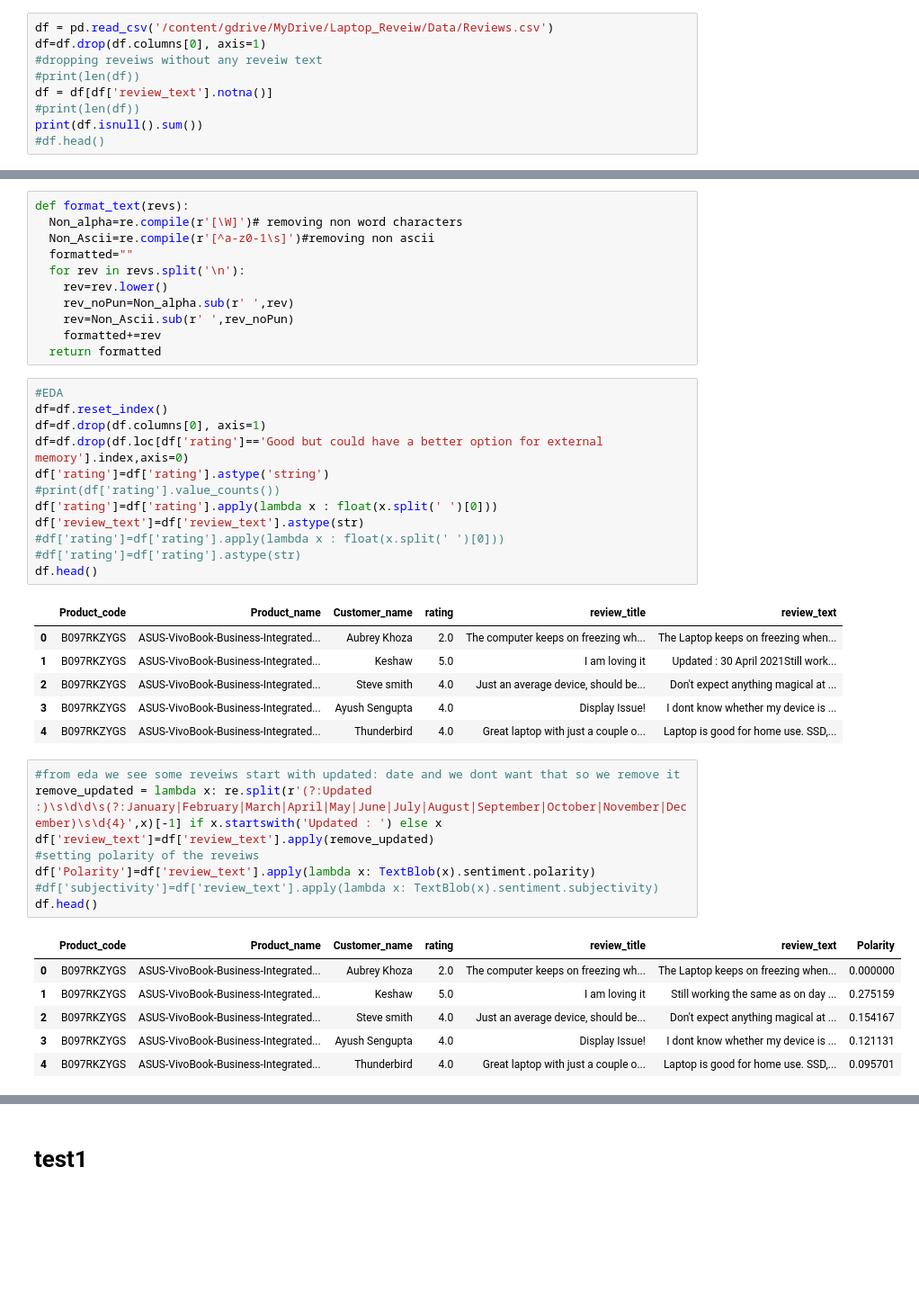
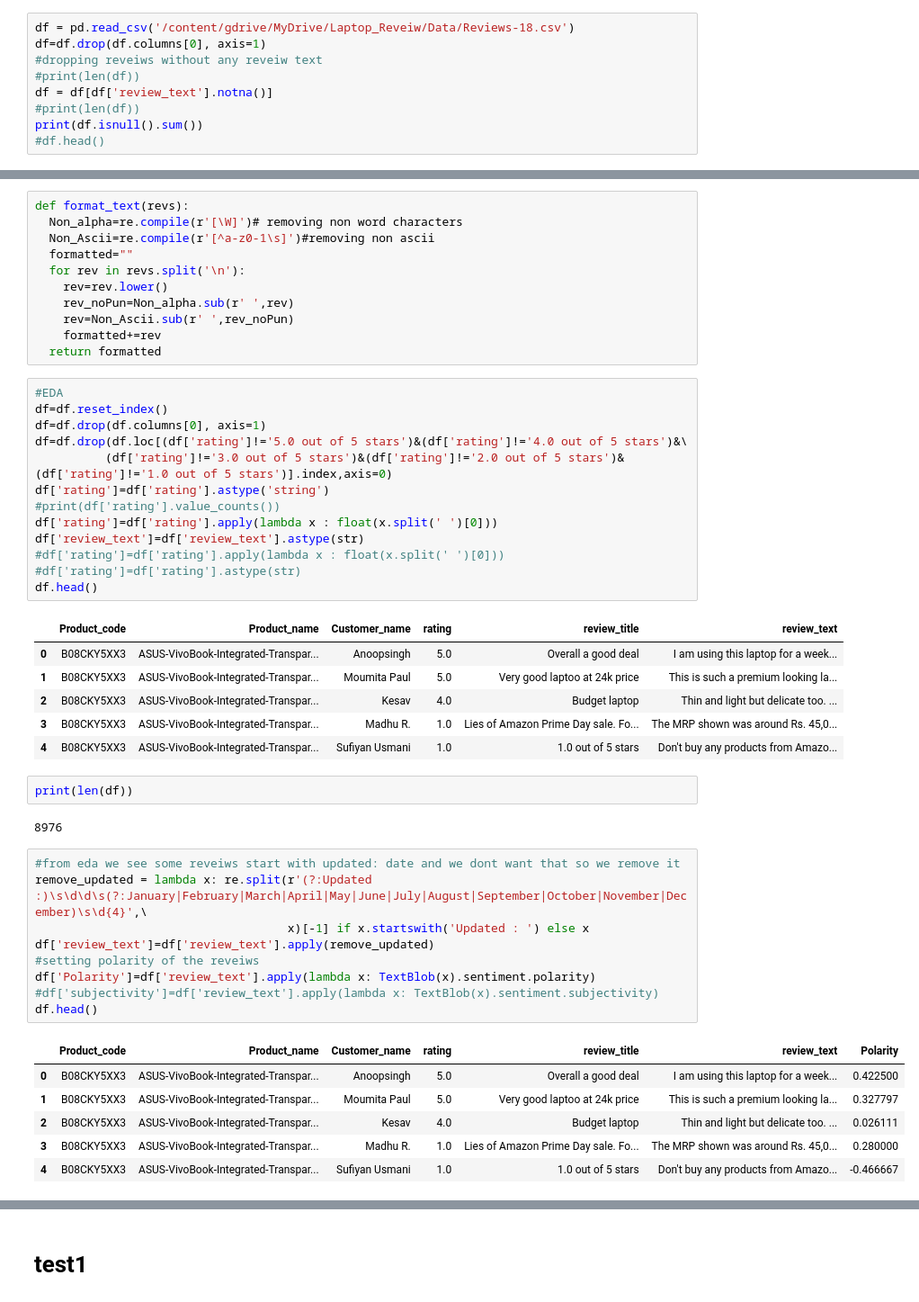
Before and after one commit to DibyaSadhukhan/Amazon_Review_Analysis, a Jupyter notebook: Reveiw_analysis.ipynb, the cells around one changed output, grey strips where cells are left out. Shown at 90% size. Saved outputs shown, nothing was run; the diff lists cells and outputs as text; blank space fills up the shorter version.

```diff
--- a/Reveiw_analysis.ipynb
+++ b/Reveiw_analysis.ipynb
@@ -106,7 +113,7 @@ import spacy
 [nltk_data] Downloading package wordnet to /root/nltk_data...
 [nltk_data]   Unzipping corpora/wordnet.zip.
 # %%
-df = pd.read_csv('/content/gdrive/MyDrive/Laptop_Reveiw/Data/Reviews.csv')
+df = pd.read_csv('/content/gdrive/MyDrive/Laptop_Reveiw/Data/Reviews-18.csv')
 df=df.drop(df.columns[0], axis=1)
 #dropping reveiws without any reveiw text
 #print(len(df))
@@ -137,7 +156,8 @@ def format_text(revs):
 #EDA
 df=df.reset_index()
 df=df.drop(df.columns[0], axis=1)
-df=df.drop(df.loc[df['rating']=='Good but could have a better option for external memory'].index,axis=0)
+df=df.drop(df.loc[(df['rating']!='5.0 out of 5 stars')&(df['rating']!='4.0 out of 5 stars')&\
+          (df['rating']!='3.0 out of 5 stars')&(df['rating']!='2.0 out of 5 stars')&(df['rating']!='1.0 out of 5 stars')].index,axis=0)
 df['rating']=df['rating'].astype('string')
 #print(df['rating'].value_counts())
 df['rating']=df['rating'].apply(lambda x : float(x.split(' ')[0]))
@@ -147,26 +167,31 @@ df['review_text']=df['review_text'].astype(str)
 df.head()
 # %% [output]
 |  | Product_code | Product_name | Customer_name | rating | review_title | review_text |
-| 0 | B097RKZYGS | ASUS-VivoBook-Business-Integrated... | Aubrey Khoza | 2.0 | The computer keeps on freezing wh... | The Laptop keeps on freezing when... |
-| 1 | B097RKZYGS | ASUS-VivoBook-Business-Integrated... | Keshaw | 5.0 | I am loving it | Updated : 30 April 2021Still work... |
-| 2 | B097RKZYGS | ASUS-VivoBook-Business-Integrated... | Steve smith | 4.0 | Just an average device, should be... | Don't expect anything magical at ... |
-| 3 | B097RKZYGS | ASUS-VivoBook-Business-Integrated... | Ayush Sengupta | 4.0 | Display Issue! | I dont know whether my device is ... |
-| 4 | B097RKZYGS | ASUS-VivoBook-Business-Integrated... | Thunderbird | 4.0 | Great laptop with just a couple o... | Laptop is good for home use. SSD,... |
+| 0 | B08CKY5XX3 | ASUS-VivoBook-Integrated-Transpar... | Anoopsingh | 5.0 | Overall a good deal | I am using this laptop for a week... |
+| 1 | B08CKY5XX3 | ASUS-VivoBook-Integrated-Transpar... | Moumita Paul | 5.0 | Very good laptoo at 24k price | This is such a premium looking la... |
+| 2 | B08CKY5XX3 | ASUS-VivoBook-Integrated-Transpar... | Kesav | 4.0 | Budget laptop | Thin and light but delicate too. ... |
+| 3 | B08CKY5XX3 | ASUS-VivoBook-Integrated-Transpar... | Madhu R. | 1.0 | Lies of Amazon Prime Day sale. Fo... | The MRP shown was around Rs. 45,0... |
+| 4 | B08CKY5XX3 | ASUS-VivoBook-Integrated-Transpar... | Sufiyan Usmani | 1.0 | 1.0 out of 5 stars | Don't buy any products from Amazo... |
+# %%
+print(len(df))
+# %% [output]
+8976
 # %%
 #from eda we see some reveiws start with updated: date and we dont want that so we remove it
-remove_updated = lambda x: re.split(r'(?:Updated :)\s\d\d\s(?:January|February|March|April|May|June|July|August|September|October|November|December)\s\d{4}',x)[-1] if x.startswith('Updated : ') else x
+remove_updated = lambda x: re.split(r'(?:Updated :)\s\d\d\s(?:January|February|March|April|May|June|July|August|September|October|November|December)\s\d{4}',\
+                                    x)[-1] if x.startswith('Updated : ') else x
 df['review_text']=df['review_text'].apply(remove_updated)
 #setting polarity of the reveiws
 df['Polarity']=df['review_text'].apply(lambda x: TextBlob(x).sentiment.polarity)
 #df['subjectivity']=df['review_text'].apply(lambda x: TextBlob(x).sentiment.subjectivity)
 df.head()
 # %% [output]
 |  | Product_code | Product_name | Customer_name | rating | review_title | review_text | Polarity |
-| 0 | B097RKZYGS | ASUS-VivoBook-Business-Integrated... | Aubrey Khoza | 2.0 | The computer keeps on freezing wh... | The Laptop keeps on freezing when... | 0.000000 |
-| 1 | B097RKZYGS | ASUS-VivoBook-Business-Integrated... | Keshaw | 5.0 | I am loving it | Still working the same as on day ... | 0.275159 |
-| 2 | B097RKZYGS | ASUS-VivoBook-Business-Integrated... | Steve smith | 4.0 | Just an average device, should be... | Don't expect anything magical at ... | 0.154167 |
-| 3 | B097RKZYGS | ASUS-VivoBook-Business-Integrated... | Ayush Sengupta | 4.0 | Display Issue! | I dont know whether my device is ... | 0.121131 |
-| 4 | B097RKZYGS | ASUS-VivoBook-Business-Integrated... | Thunderbird | 4.0 | Great laptop with just a couple o... | Laptop is good for home use. SSD,... | 0.095701 |
+| 0 | B08CKY5XX3 | ASUS-VivoBook-Integrated-Transpar... | Anoopsingh | 5.0 | Overall a good deal | I am using this laptop for a week... | 0.422500 |
+| 1 | B08CKY5XX3 | ASUS-VivoBook-Integrated-Transpar... | Moumita Paul | 5.0 | Very good laptoo at 24k price | This is such a premium looking la... | 0.327797 |
+| 2 | B08CKY5XX3 | ASUS-VivoBook-Integrated-Transpar... | Kesav | 4.0 | Budget laptop | Thin and light but delicate too. ... | 0.026111 |
+| 3 | B08CKY5XX3 | ASUS-VivoBook-Integrated-Transpar... | Madhu R. | 1.0 | Lies of Amazon Prime Day sale. Fo... | The MRP shown was around Rs. 45,0... | 0.280000 |
+| 4 | B08CKY5XX3 | ASUS-VivoBook-Integrated-Transpar... | Sufiyan Usmani | 1.0 | 1.0 out of 5 stars | Don't buy any products from Amazo... | -0.466667 |
 # %%
 #setting the tone of the reveiw according to the polarity of the reveiw
 df['Tone']=None
```
Also changed, not shown: parts of 14 cells of this notebook.
